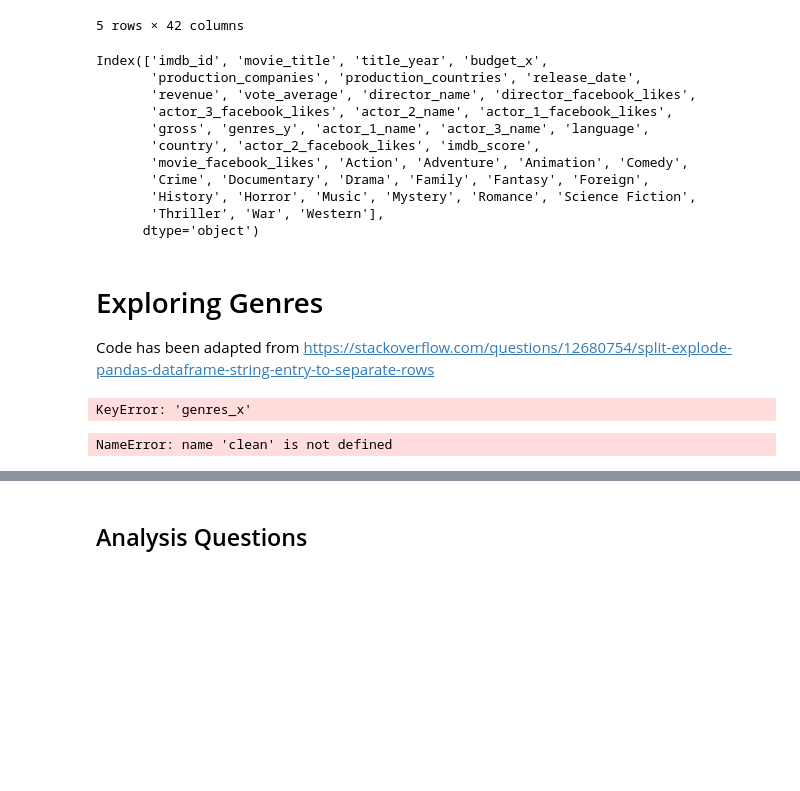
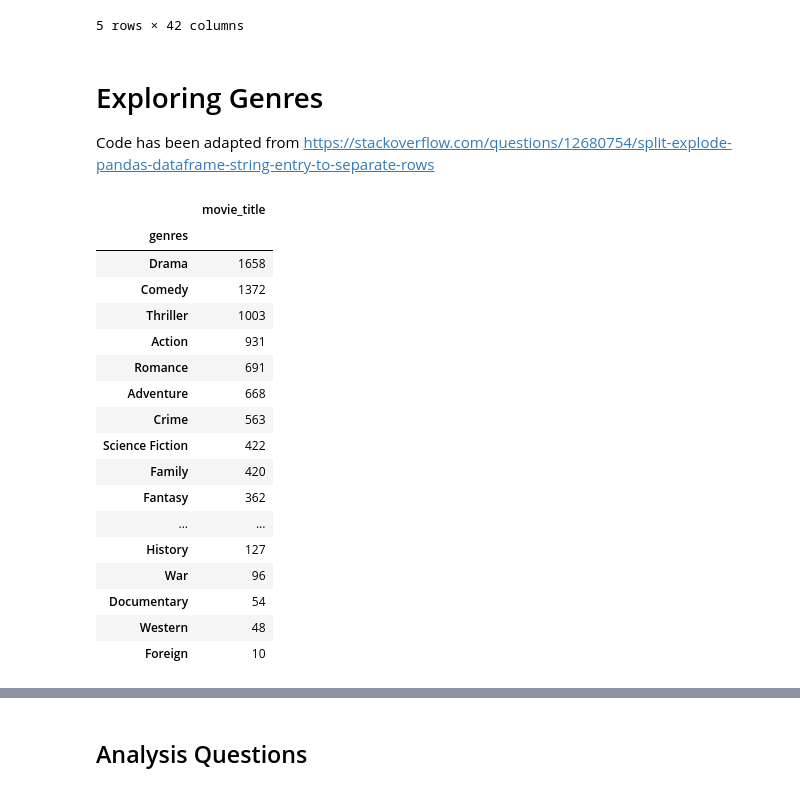
Before and after one commit to arianaroz/data-science-project-2019, a Jupyter notebook: project_working.ipynb, the cells around one changed output, grey strips where cells are left out. Saved outputs shown, nothing was run; the diff lists cells and outputs as text; code cells hidden in the pictures; blank space fills up the shorter version.

```diff
--- a/project_working.ipynb
+++ b/project_working.ipynb
@@ -467,3 +462,3 @@ We created a dummy dataframe with each genre, which is then joined back into `cl
 # %%
 #Creating a dummy dataframe for genres and joining it back into our original dataframe
-clean_df1 = clean_df.join(clean_df.pop('genres_x').str.get_dummies('|'))
+clean_dummy = pd.DataFrame(clean_df).copy()
@@ -477,20 +474,6 @@ clean_df1.head()
 | 3 | tt0109830 | Forrest Gump | 1994 | 55000000 | Paramount Pictures | United States of America | 06-07-94 | ... |
 | 4 | tt0169547 | American Beauty | 1999 | 15000000 | DreamWorks SKG | United States of America | 15-09-99 | ... |
 5 rows × 42 columns
-# %%
-clean_df1.columns
-# %% [output]
-Index(['imdb_id', 'movie_title', 'title_year', 'budget_x',
-       'production_companies', 'production_countries', 'release_date',
-       'revenue', 'vote_average', 'director_name', 'director_facebook_likes',
-       'actor_3_facebook_likes', 'actor_2_name', 'actor_1_facebook_likes',
-       'gross', 'genres_y', 'actor_1_name', 'actor_3_name', 'language',
-       'country', 'actor_2_facebook_likes', 'imdb_score',
-       'movie_facebook_likes', 'Action', 'Adventure', 'Animation', 'Comedy',
-       'Crime', 'Documentary', 'Drama', 'Family', 'Fantasy', 'Foreign',
-       'History', 'Horror', 'Music', 'Mystery', 'Romance', 'Science Fiction',
-       'Thriller', 'War', 'Western'],
-      dtype='object')
 # %% [markdown]
 # Exploring Genres
 
@@ -499,12 +482,8 @@ Code has been adapted from https://stackoverflow.com/questions/12680754/split-ex
 # %%
 #go through genres_x column and split on | to get the genre and apply to a series
 clean = clean_df['genres_x'].str.split('|').apply(pd.Series, 1).stack()
-# %% [output]
-KeyError: 'genres_x'
 # %%
 clean.index = clean.index.droplevel(-1) #drop the multi-index
 clean.name = 'genres' #add new column with the genre names
-clean_df2 = clean_df.join(clean) #join back df
+clean_string = clean_df.join(clean) #join back df
-# %% [output]
-NameError: name 'clean' is not defined
 # %%
@@ -513,6 +491,25 @@ clean_df2.columns
 # %%
-genre = (pd.DataFrame(clean_df2.groupby('genres').movie_title.nunique())).sort_values('movie_title', ascending=False)
+genre = (pd.DataFrame(clean_string.groupby('genres').movie_title.nunique())).sort_values('movie_title', ascending=False)
 genre
+# %% [output]
+|  | movie_title |
+| genres |  |
+| Drama | 1658 |
+| Comedy | 1372 |
+| Thriller | 1003 |
+| Action | 931 |
+| Romance | 691 |
+| Adventure | 668 |
+| Crime | 563 |
+| Science Fiction | 422 |
+| Family | 420 |
+| Fantasy | 362 |
+| ... | ... |
+| History | 127 |
+| War | 96 |
+| Documentary | 54 |
+| Western | 48 |
+| Foreign | 10 |
 # %%
 plt.figure(figsize=(20, 8))
 ax = sns.barplot(x="movie_title", y=genre.index, data=genre,dodge=False, palette='muted');
```
Also changed, not shown: parts of 46 cells of this notebook.
